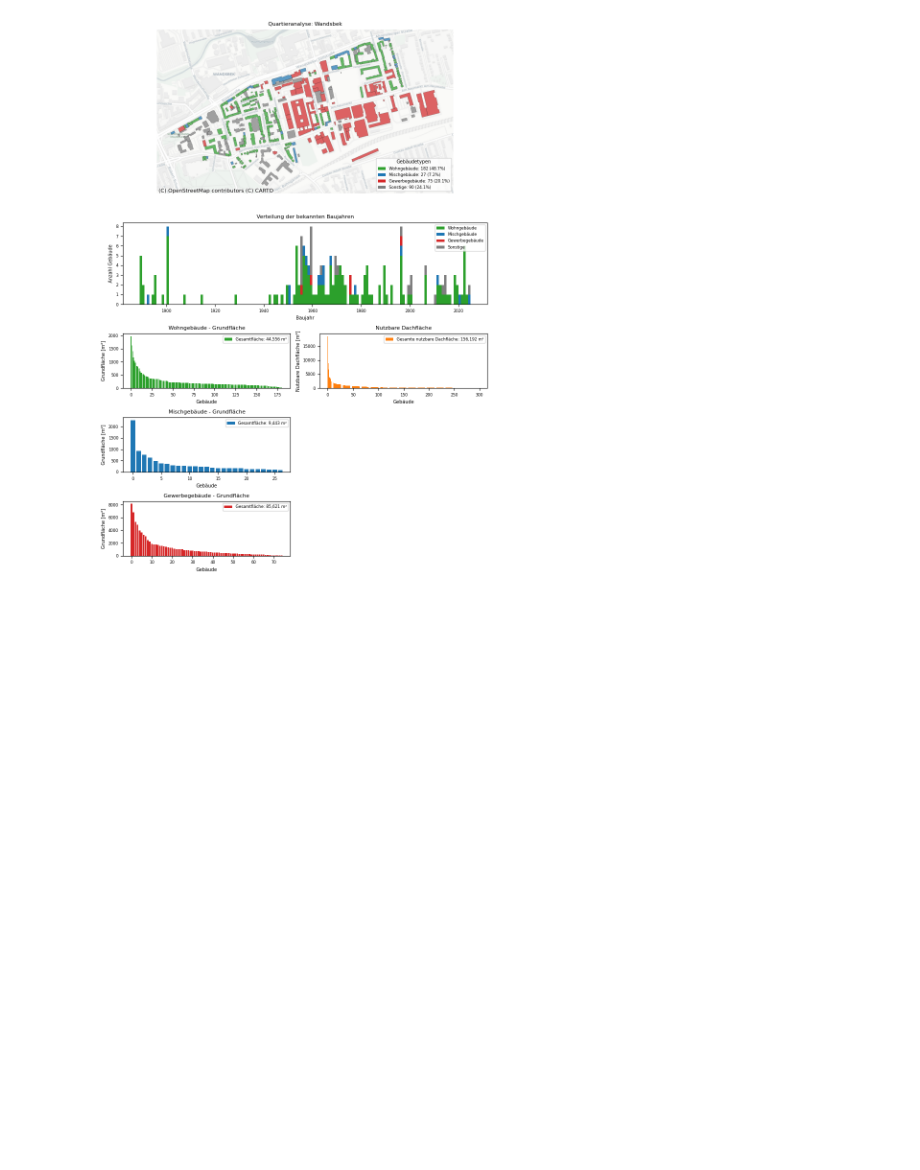
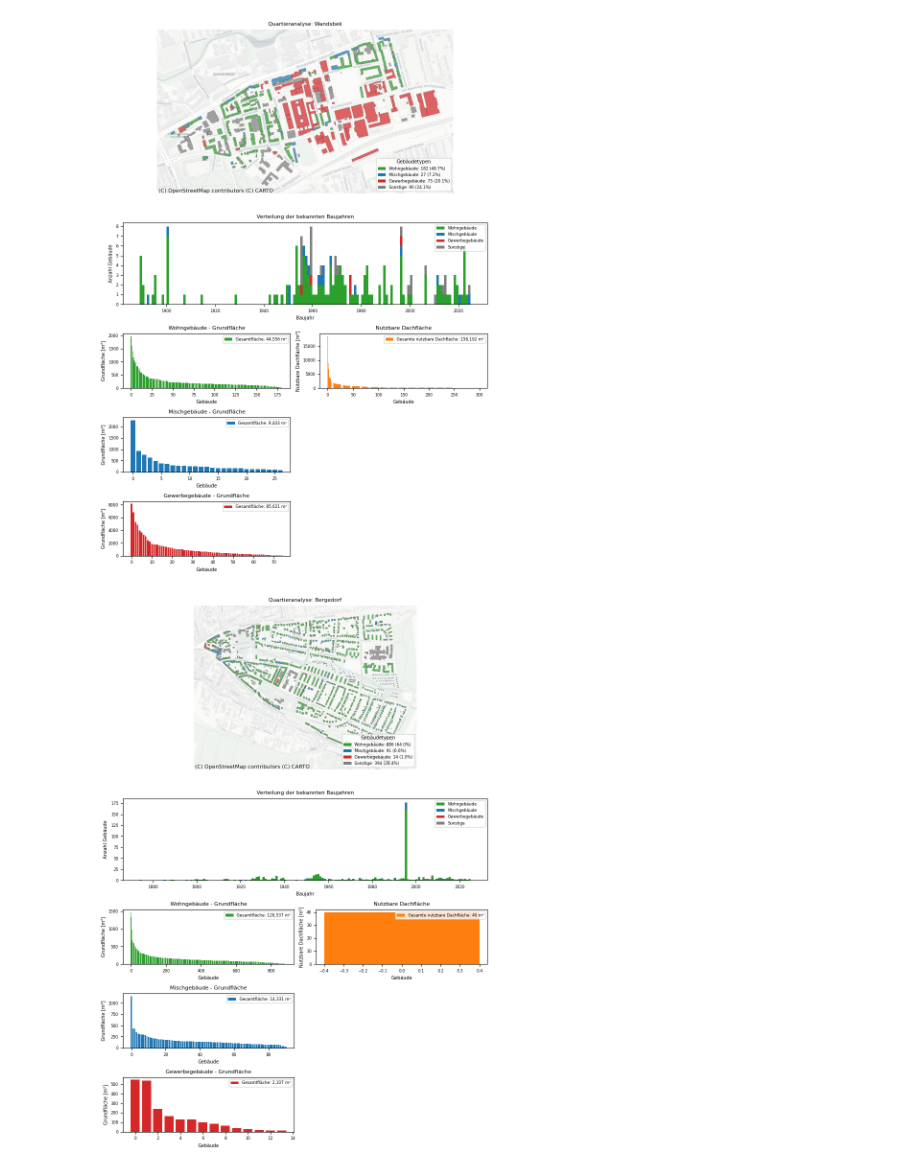
Before and after one commit to DanyBoi22/buildsim, a Jupyter notebook: notebooks/report.ipynb, the cells around one changed output. Saved outputs shown, nothing was run; the diff lists cells and outputs as text; code cells hidden in the pictures; blank space fills up the shorter version.

```diff
--- a/notebooks/report.ipynb
+++ b/notebooks/report.ipynb
@@ -16,3 +16,20 @@ inspection_area = [[10.071450882096563, 53.57343719771864],
 build_report(inspection_area, title="Quartieranalyse: Wandsbek", save_file="building_report_wandsbek.pdf")
 # %% [output]
 [figure]
+# %%
+inspection_area = [[10.216092226707454, 53.48627516982354],
+                   [10.218062146262689, 53.48711948438419],
+                   [10.22129320145399, 53.48765909779577],
+                   [10.248617458364713, 53.48937887988561],
+                   [10.237444941913756, 53.48863637733065],
+                   [10.239514276676424, 53.482153550503696],
+                   [10.236664132702685, 53.478332344712726],
+                   [10.238828717395801, 53.47816374183119],
+                   [10.230081720930775, 53.47999190635718],
+                   [10.227874946078842, 53.48095295620313],
+                   [10.223303949312394, 53.482313709785295],
+                   [10.216013357040172, 53.48620500472692]]
+
+build_report(inspection_area, title="Quartieranalyse: Bergedorf", save_file="building_report_bergedorf.pdf")
+# %% [output]
+[figure, added]
```
Also changed, not shown: parts of 2 cells of this notebook.
